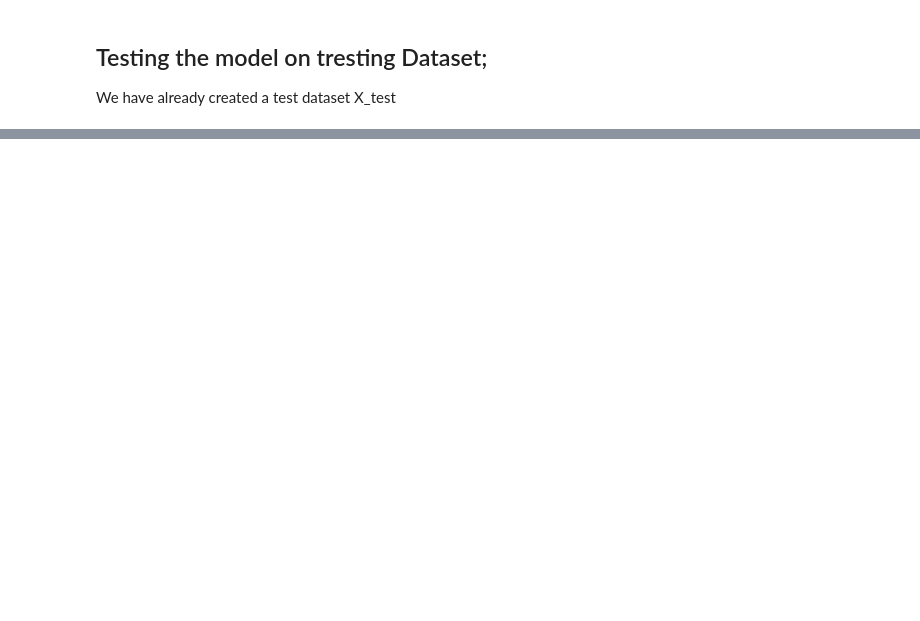
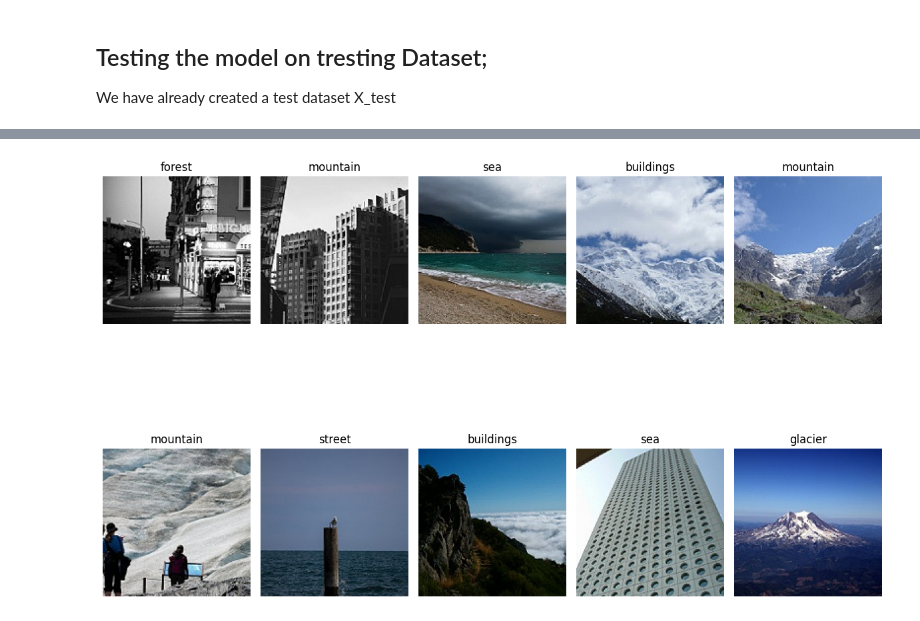
Before and after one commit to Jawakar-7/Image-Classification-using-multiple-models-, a Jupyter notebook: model_final.ipynb, the cells around one changed output, grey strips where cells are left out. Cells and saved outputs as stored; diff of their text form; code cells hidden in the pictures; blank space fills up the shorter version.

Commit message:
completed model

```diff
--- a/model_final.ipynb
+++ b/model_final.ipynb
@@ -371,4 +360,4 @@ ax[2].legend(loc='best')
 ## Testing the model on tresting Dataset;
 We have already created a test dataset X_test
 # %%
-predictions = cnn_model.predict(X_test)
+predictions = cnn_mod.predict(X_test)
@@ -374,0 +366,17 @@ predictions = cnn_model.predict(X_test)
+# %%
+fig, ax = plt.subplots(nrows=2, ncols=5, figsize=(12, 10))
+idx = 0
+
+for i in range(2):
+    for j in range(5):
+        predicted_label = labels[np.argmax(predictions[idx])]
+        ax[i, j].set_title(f"{predicted_label}")
+        ax[i, j].imshow(X_test[0][0][idx][:,:,:])
+        ax[i, j].axis("off")
+        idx += 1
+
+plt.tight_layout()
+#plt.suptitle("Test Dataset Predictions", fontsize=20)
+plt.show()
+# %% [output]
+[figure, added]
```
Also changed, not shown: parts of 20 cells of this notebook.
